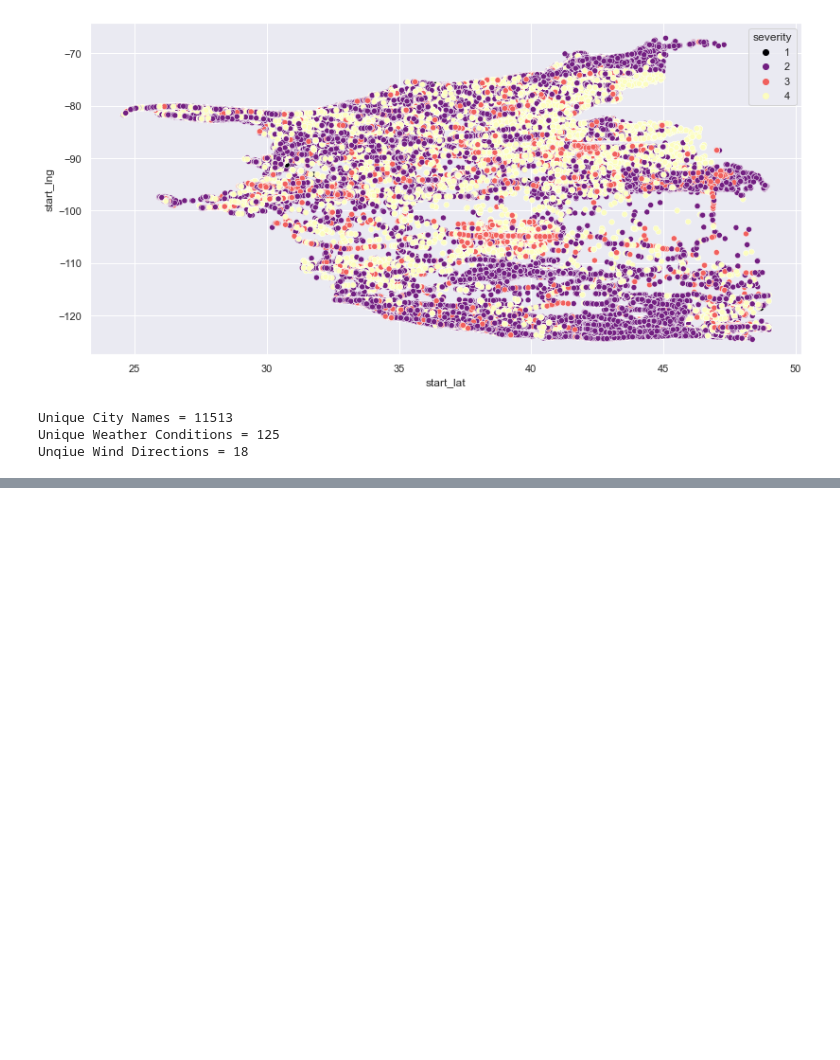
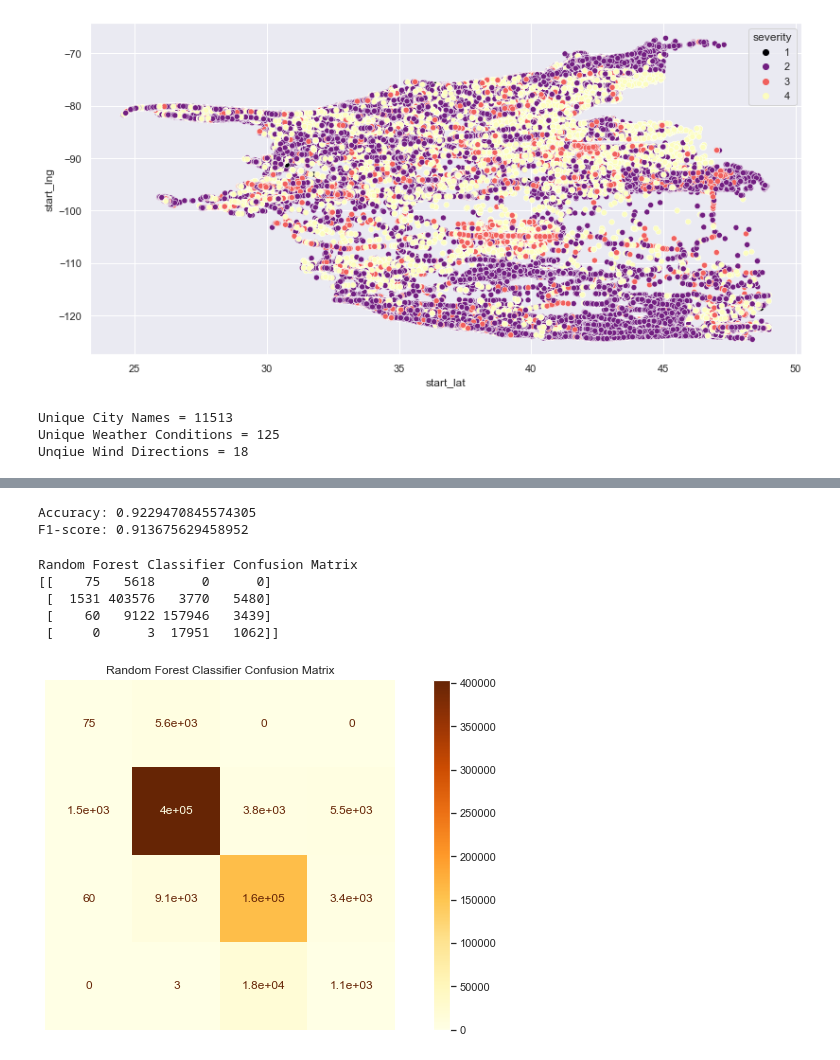
Before and after one commit to pvn-leo/DataAnalytics, a Jupyter notebook: model1.ipynb, the cells around one changed output, grey strips where cells are left out. Saved outputs shown, nothing was run; the diff lists cells and outputs as text; code cells hidden in the pictures; blank space fills up the shorter version.

```diff
--- a/model1.ipynb
+++ b/model1.ipynb
@@ -409,0 +306,3 @@ print('-'*10)
+# %%
+rfc = RandomForestClassifier(max_depth=2, random_state=0,verbose=1,n_jobs=-1)
+%time rfc.fit(X_train,y_train)
@@ -409,0 +336,25 @@ print('-'*10)
+# %%
+acc = accuracy_score(y_test,y_pred_rfc)
+f1 = f1_score(y_test,y_pred_rfc,average='weighted')
+
+print(f"Accuracy: {acc}\nF1-score: {f1}")
+# %% [output]
+Accuracy: 0.9229470845574305
+F1-score: 0.913675629458952
+# %%
+title = 'Random Forest Classifier Confusion Matrix'
+disp = plot_confusion_matrix(rfc, X_test, y_test,
+                                 display_labels=class_names.sort(),
+                                 cmap='YlOrBr')
+disp.ax_.set_title(title)
+print(title)
+print(disp.confusion_matrix)
+plt.axis('off')
+plt.show()
+# %% [output]
+Random Forest Classifier Confusion Matrix
+[[    75   5618      0      0]
+ [  1531 403576   3770   5480]
+ [    60   9122 157946   3439]
+ [     0      3  17951   1062]]
+[figure, added]
```
Also changed, not shown: parts of 50 cells of this notebook.
